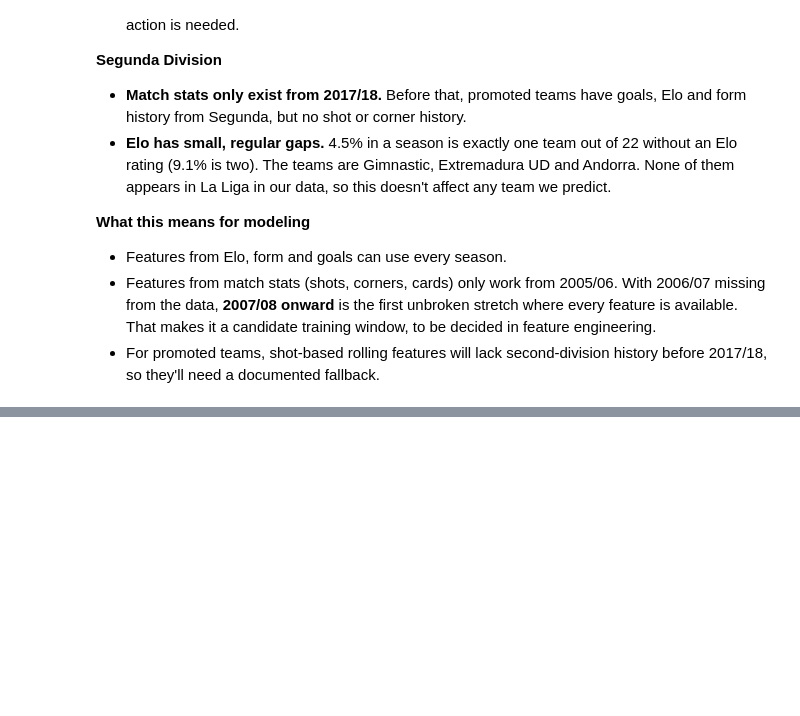
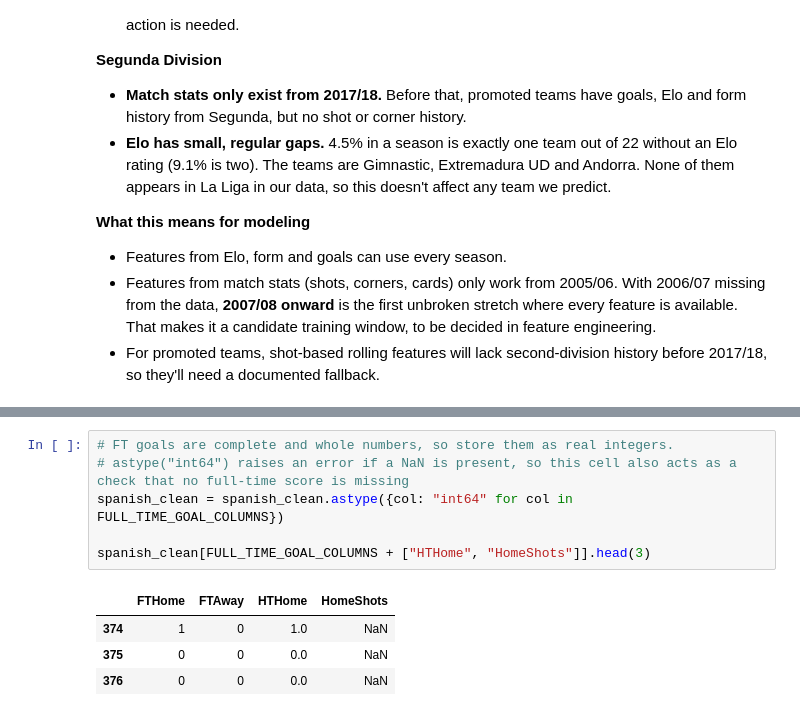
Before and after one commit to idoberk/laliga-match-prediction, a Jupyter notebook: notebooks/laliga_match_prediction.ipynb, the cells around one changed output, grey strips where cells are left out. Saved outputs shown, nothing was run; the diff lists cells and outputs as text; blank space fills up the shorter version.

```diff
--- a/notebooks/laliga_match_prediction.ipynb
+++ b/notebooks/laliga_match_prediction.ipynb
@@ -379,0 +416,11 @@ missing_pct_by_group(segunda, "Season", PROFILE_COLUMNS).style.background_gradie
+# %%
+# FT goals are complete and whole numbers, so store them as real integers.
+# astype("int64") raises an error if a NaN is present, so this cell also acts as a check that no full-time score is missing
+spanish_clean = spanish_clean.astype({col: "int64" for col in FULL_TIME_GOAL_COLUMNS})
+
+spanish_clean[FULL_TIME_GOAL_COLUMNS + ["HTHome", "HomeShots"]].head(3)
+# %% [output]
+|  | FTHome | FTAway | HTHome | HomeShots |
+| 374 | 1 | 0 | 1.0 | NaN |
+| 375 | 0 | 0 | 0.0 | NaN |
+| 376 | 0 | 0 | 0.0 | NaN |
```
Also changed, not shown: parts of 12 cells of this notebook, 2 other files.
